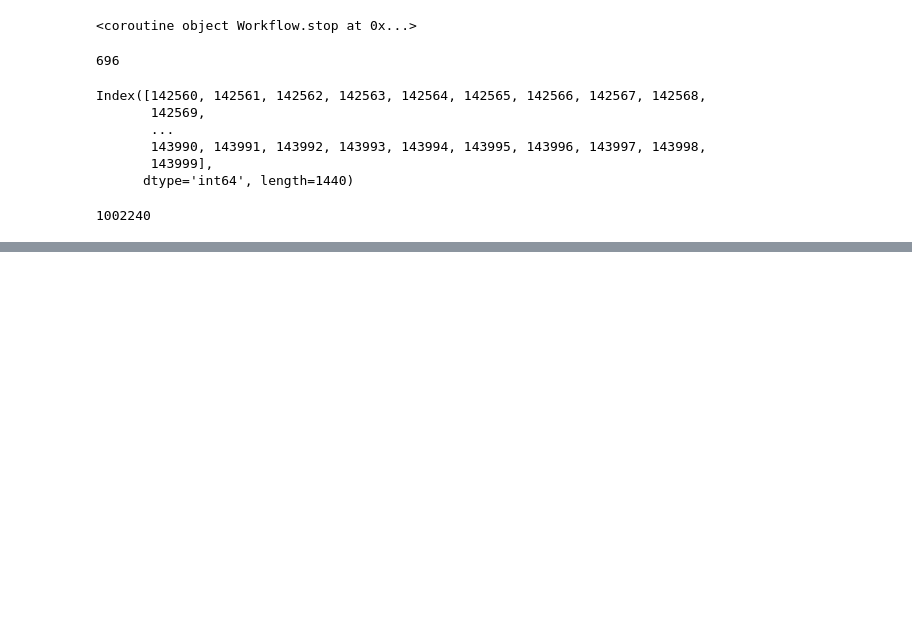
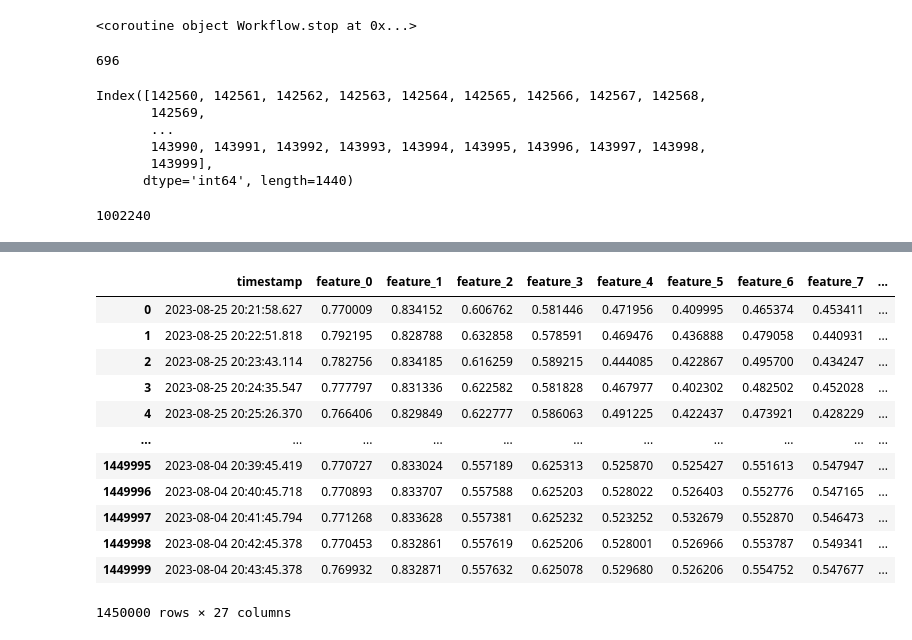
Before and after one commit to Rockfish-Data/public_tutorials, a Jupyter notebook: Demos/Central_Model_Network/stuff.ipynb, the cells around one changed output, grey strips where cells are left out. Drawn from its saved outputs; the diff is of its cells as text; code cells hidden in the pictures; blank space fills up the shorter version.

```diff
--- a/Demos/Central_Model_Network/stuff.ipynb
+++ b/Demos/Central_Model_Network/stuff.ipynb
@@ -133,0 +145,4 @@ df.iloc[:1000].to_csv('locationx.csv', index=False)
+# %%
+builder = rf.WorkflowBuilder()
+builder.add_path(rf.Dataset.from_csv('s', 'location3.csv'), train)
+workflow = await builder.start(conn)
@@ -133,0 +170,2 @@ df.iloc[:1000].to_csv('locationx.csv', index=False)
+# %%
+model = await workflow.models().last()
@@ -133,0 +176,8 @@ df.iloc[:1000].to_csv('locationx.csv', index=False)
+# %%
+from actions.dg.generate import GenerateTimeGAN
+import rockfish.actions as ra
+builder = rf.WorkflowBuilder()
+builder.add_path(model, GenerateTimeGAN(), ra.DatasetSave(name='syn'))
+workflow = await builder.start(conn)
+async for log in workflow.logs(level=rf.LogLevel.DEBUG):
+    print(log)
@@ -133,0 +192,18 @@ df.iloc[:1000].to_csv('locationx.csv', index=False)
+# %%
+syn_data = await (await workflow.datasets().concat(conn)).to_local()
+# %%
+syn_data.to_pandas()
+# %% [output]
+|  | timestamp | feature_0 | feature_1 | feature_2 | feature_3 | feature_4 | feature_5 | feature_6 | feature_7 | ... |
+| 0 | 2023-08-25 20:21:58.627 | 0.770009 | 0.834152 | 0.606762 | 0.581446 | 0.471956 | 0.409995 | 0.465374 | 0.453411 | ... |
+| 1 | 2023-08-25 20:22:51.818 | 0.792195 | 0.828788 | 0.632858 | 0.578591 | 0.469476 | 0.436888 | 0.479058 | 0.440931 | ... |
+| 2 | 2023-08-25 20:23:43.114 | 0.782756 | 0.834185 | 0.616259 | 0.589215 | 0.444085 | 0.422867 | 0.495700 | 0.434247 | ... |
+| 3 | 2023-08-25 20:24:35.547 | 0.777797 | 0.831336 | 0.622582 | 0.581828 | 0.467977 | 0.402302 | 0.482502 | 0.452028 | ... |
+| 4 | 2023-08-25 20:25:26.370 | 0.766406 | 0.829849 | 0.622777 | 0.586063 | 0.491225 | 0.422437 | 0.473921 | 0.428229 | ... |
+| ... | ... | ... | ... | ... | ... | ... | ... | ... | ... | ... |
+| 1449995 | 2023-08-04 20:39:45.419 | 0.770727 | 0.833024 | 0.557189 | 0.625313 | 0.525870 | 0.525427 | 0.551613 | 0.547947 | ... |
+| 1449996 | 2023-08-04 20:40:45.718 | 0.770893 | 0.833707 | 0.557588 | 0.625203 | 0.528022 | 0.526403 | 0.552776 | 0.547165 | ... |
+| 1449997 | 2023-08-04 20:41:45.794 | 0.771268 | 0.833628 | 0.557381 | 0.625232 | 0.523252 | 0.532679 | 0.552870 | 0.546473 | ... |
+| 1449998 | 2023-08-04 20:42:45.378 | 0.770453 | 0.832861 | 0.557619 | 0.625206 | 0.528001 | 0.526966 | 0.553787 | 0.549341 | ... |
+| 1449999 | 2023-08-04 20:43:45.378 | 0.769932 | 0.832871 | 0.557632 | 0.625078 | 0.529680 | 0.526206 | 0.554752 | 0.547677 | ... |
+1450000 rows × 27 columns
```
Also changed, not shown: parts of 15 cells of this notebook, 9 other files.
